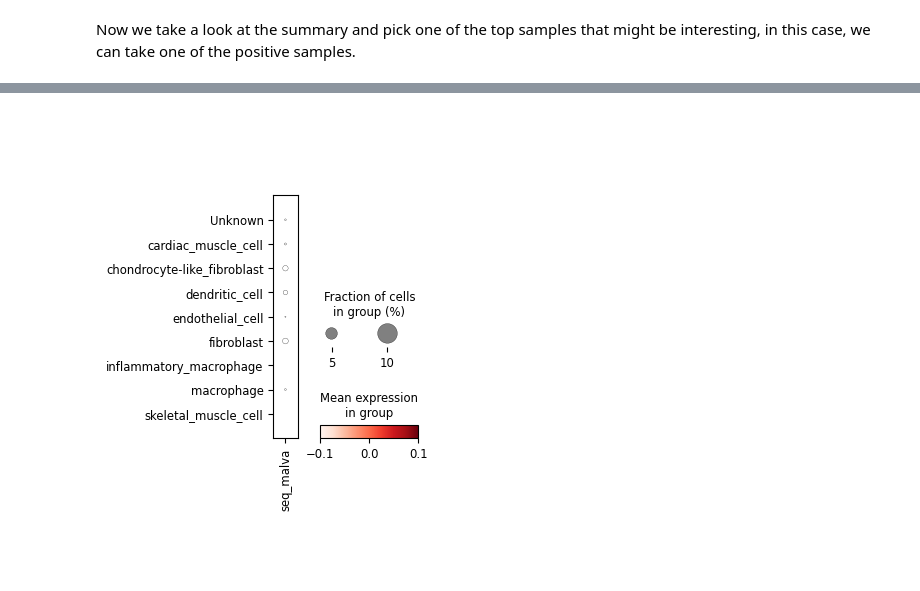
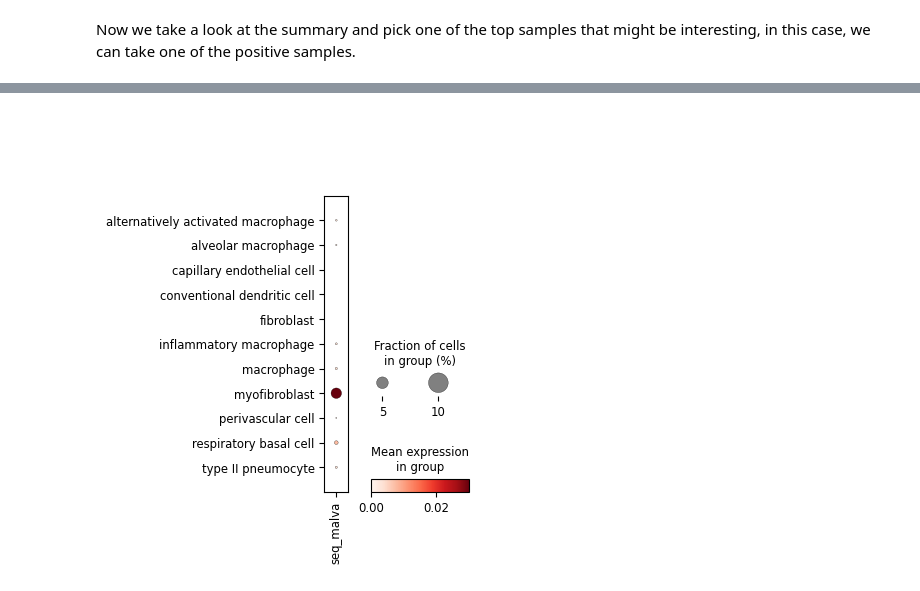
Before and after one commit to malva-bio/malva_client, a Jupyter notebook: examples/03_projecting_to_cells.ipynb, the cells around one changed output, grey strips where cells are left out. Drawn from its saved outputs; the diff is of its cells as text; code cells hidden in the pictures; blank space fills up the shorter version.

```diff
--- a/examples/03_projecting_to_cells.ipynb
+++ b/examples/03_projecting_to_cells.ipynb
@@ -113,7 +104,7 @@ sc.pl.umap(sample, color=['cell_type_llm', 'seq_malva'], legend_loc='on data')
-# %%
-sc.pl.dotplot(sample, ['seq_malva'], groupby='cell_type_llm')
-# %% [output]
-[figure, removed]
+# %%
+sc.pl.dotplot(sample, ['seq_malva'], groupby='cell_type_ontology')
+# %% [output]
+[figure, added]
 # %%
 from malva_client.tools import score_correlated_features
 
```
Also changed, not shown: parts of 13 cells of this notebook, 3 other files.
